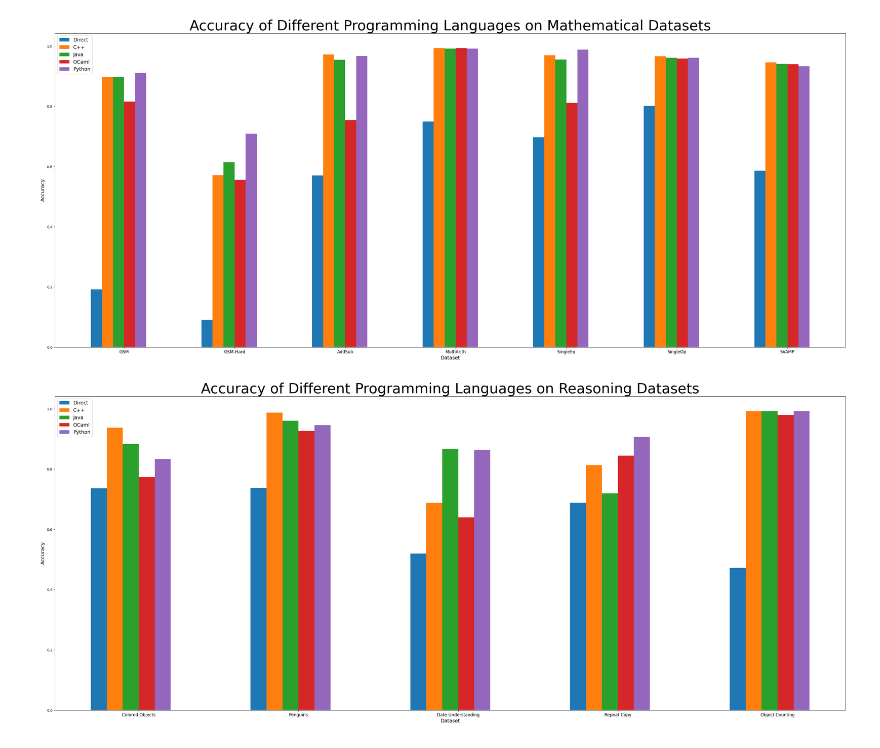
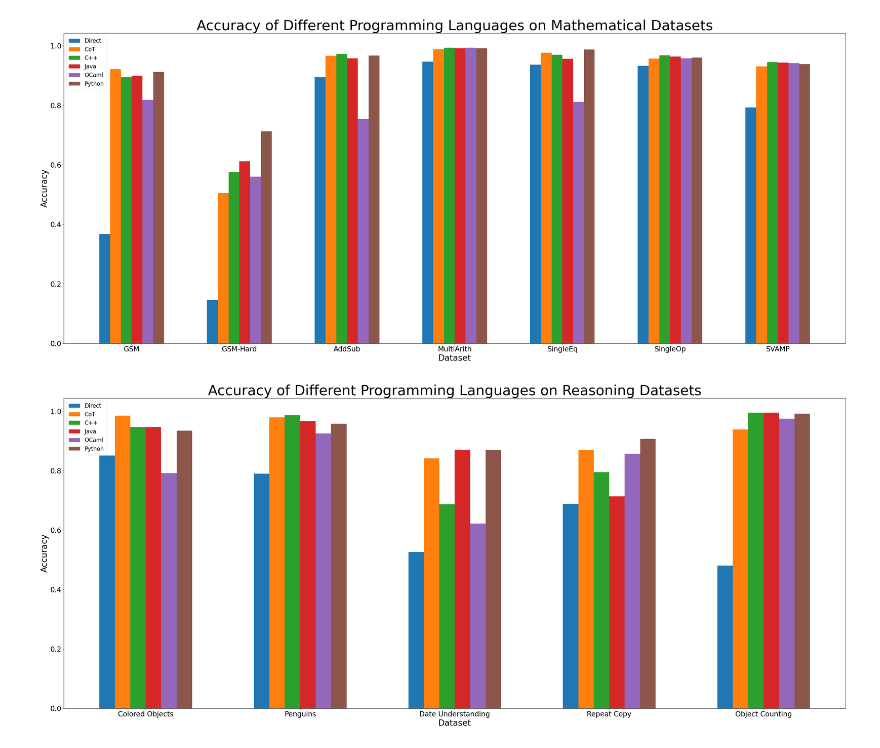
Before and after one commit to Spencer04Hire/COS484_PAL, a Jupyter notebook: final_analysis.ipynb, the cells around one changed output. Cells and saved outputs as stored; diff of their text form; code cells hidden in the pictures.

Commit message:
results and graphs

```diff
--- a/final_analysis.ipynb
+++ b/final_analysis.ipynb
@@ -3,56 +3,52 @@ import pandas as pd
 import numpy as np
 import matplotlib.pyplot as plt
 # %%
-df = pd.read_csv("Results.csv")
-languages = df["Language"].unique()
-math_datasets = np.array(df["Dataset"].unique())[:7]
+df = pd.read_csv("mathematical_results.csv")
+languages = ['Direct', 'CoT', 'C++', 'Java', 'OCaml', 'Python']
+math_datasets = df["Dataset"].unique()
 
-all_results = {}
+math_results = {}
 for language in languages:
-    all_results[language] = np.array(df[df["Language"] == language]["Accuracy"])
-
-# print(all_results)
+    math_results[language] = np.array(df[df["Language"] == language]["Accuracy"])
 
 plt.figure(figsize = (40, 16))
-java = all_results["Java"][:7]
-bar = np.arange(len(java))
-for key, value in all_results.items():
-    plt.bar(bar, value[:7], width = 0.1, label = key)
-    # break
+bar = np.arange(len(math_datasets))
+for key, value in math_results.items():
+    plt.bar(bar, value, width = 0.1, label = key)
     bar = [x + 0.1 for x in bar]
 
-plt.xlabel('Dataset', fontsize = 14)
-plt.ylabel('Accuracy', fontsize = 14)
+plt.xlabel('Dataset', fontsize = 24)
+plt.ylabel('Accuracy', fontsize = 24)
 plt.title("Accuracy of Different Programming Languages on Mathematical Datasets", fontsize = 40)
-plt.xticks([r + 0.25 for r in range(len(java))],
-        math_datasets, fontsize = 12)
-plt.legend(fontsize = 14)
+plt.xticks([r + 0.25 for r in range(len(math_datasets))],
+        math_datasets, fontsize = 20)
+plt.yticks(fontsize=20)
+plt.legend(fontsize = 16)
 plt.show()
 # %% [output]
-[figure, old version]
+[figure, new version]
 # %%
-df = pd.read_csv("Results.csv")
-languages = df["Language"].unique()
-reasoning_datasets = np.array(df["Dataset"].unique())[7:]
+df = pd.read_csv("reasoning_results.csv")
+languages = ['Direct', 'CoT', 'C++', 'Java', 'OCaml', 'Python']
+reasoning_datasets = df["Dataset"].unique()
 
-all_results = {}
+reasoning_results = {}
 for language in languages:
-    all_results[language] = np.array(df[df["Language"] == language]["Accuracy"])
-
+    reasoning_results[language] = np.array(df[df["Language"] == language]["Accuracy"])
 
 plt.figure(figsize = (40, 16))
-java = all_results["Java"][7:]
-bar = np.arange(len(java))
-for key, value in all_results.items():
-    plt.bar(bar, value[7:], width = 0.1, label = key)
+bar = np.arange(len(reasoning_datasets))
+for key, value in reasoning_results.items():
+    plt.bar(bar, value, width = 0.1, label = key)
     bar = [x + 0.1 for x in bar]
 
-plt.xlabel('Dataset', fontsize = 14)
-plt.ylabel('Accuracy', fontsize = 14)
+plt.xlabel('Dataset', fontsize = 24)
+plt.ylabel('Accuracy', fontsize = 24)
 plt.title("Accuracy of Different Programming Languages on Reasoning Datasets", fontsize = 40)
-plt.xticks([r + 0.25 for r in range(len(java))],
-        reasoning_datasets, fontsize = 12)
-plt.legend(fontsize = 14)
+plt.xticks([r + 0.25 for r in range(len(reasoning_datasets))],
+        reasoning_datasets, fontsize = 20)
+plt.yticks(fontsize=20)
+plt.legend(fontsize = 16)
 plt.show()
 # %% [output]
-[figure, old version]
+[figure, new version]
```
Also changed, not shown: parts of 2 cells of this notebook, 4 other files.
